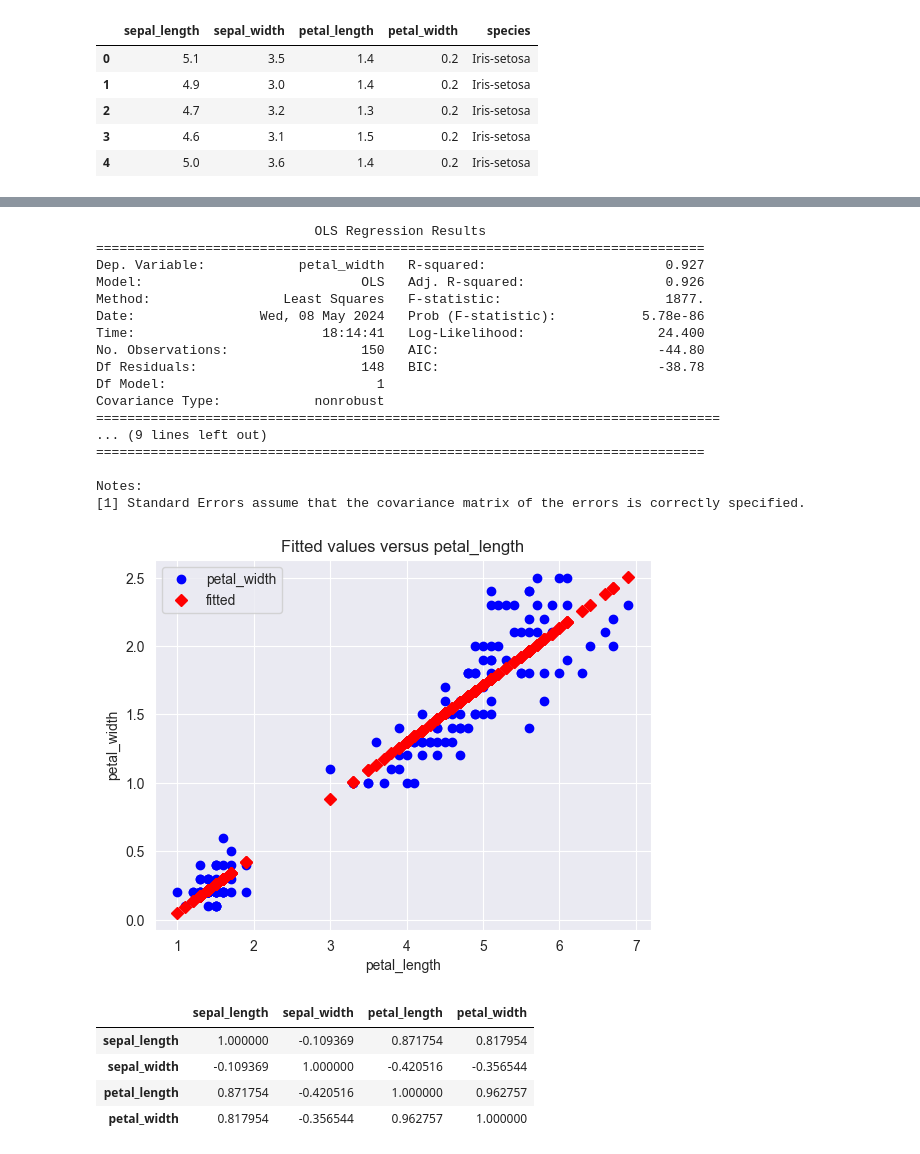
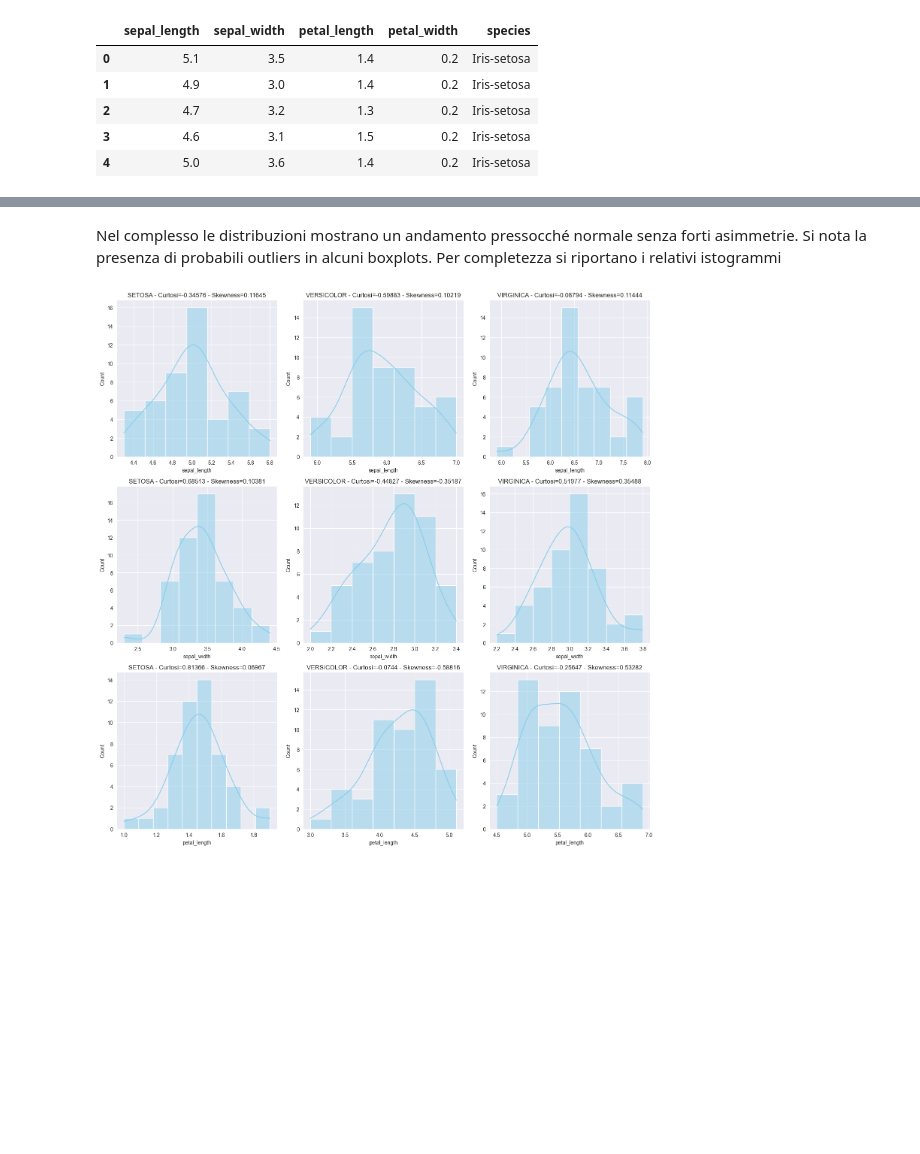
Before and after one commit to AleRaylee/DataFoundamentalsProject, a Jupyter notebook: fundamentals/Project_M.ipynb, the cells around one changed output, grey strips where cells are left out. Saved outputs shown, nothing was run; the diff lists cells and outputs as text; code cells hidden in the pictures; blank space fills up the shorter version.

```diff
--- a/fundamentals/Project_M.ipynb
+++ b/fundamentals/Project_M.ipynb
@@ -68,35 +122,23 @@ sns.boxplot(data = df, x = 'species', y = 'sepal_width')
-# %%
-# Per avera una misura quantitavita della correlazione
-linmod_int = sm.OLS(df.petal_width, sm.add_constant(df.petal_length))
-res_int = linmod_int.fit()
-sm.graphics.plot_fit(res_int,1, vlines=False)
-print(res_int.summary())
-# %% [output]
-                            OLS Regression Results
-==============================================================================
-Dep. Variable:            petal_width   R-squared:                       0.927
-Model:                            OLS   Adj. R-squared:                  0.926
-Method:                 Least Squares   F-statistic:                     1877.
-Date:                Wed, 08 May 2024   Prob (F-statistic):           5.78e-86
-Time:                        18:14:41   Log-Likelihood:                 24.400
-No. Observations:                 150   AIC:                            -44.80
-Df Residuals:                     148   BIC:                            -38.78
-Df Model:                           1
-Covariance Type:            nonrobust
-================================================================================
-... (9 lines left out)
-==============================================================================
-
-Notes:
-[1] Standard Errors assume that the covariance matrix of the errors is correctly specified.
-[figure, removed]
-# %%
-# Confusion Matrix
-corr_matrix = df.drop(["species"], axis=1).corr()
-corr_matrix.style.background_gradient(cmap='coolwarm')
-# %% [output]
-|  | sepal_length | sepal_width | petal_length | petal_width |
-| sepal_length | 1.000000 | -0.109369 | 0.871754 | 0.817954 |
-| sepal_width | -0.109369 | 1.000000 | -0.420516 | -0.356544 |
-| petal_length | 0.871754 | -0.420516 | 1.000000 | 0.962757 |
-| petal_width | 0.817954 | -0.356544 | 0.962757 | 1.000000 |
+# %% [markdown]
+Nel complesso le distribuzioni mostrano un andamento pressocché normale senza forti asimmetrie. Si nota la presenza di probabili outliers in alcuni boxplots. Per completezza si riportano i relativi istogrammi
+# %%
+species = df['species'].unique()
+features = df.columns[:-2]
+
+# Creazione di una griglia 3x3
+fig, axes = plt.subplots(3, 3, figsize=(15, 15))
+# Per ogni specie assegno un colore
+col_colors = sns.color_palette("husl", n_colors=len(species))
+
+for i, feature in enumerate(features):
+    for j, specie in enumerate(species):
+        current_data = df[df['species'] == specie]
+        sns.histplot(data=current_data, x=feature, ax=axes[i, j], color='skyblue', kde=True) # kde mette in sovraimpressione la curva
+        axes[i, j].set_title(f'{feature} vs {specie}')
+        axes[i, j].set_title(f"{specie.replace('Iris-', '').upper()} - Curtosi={round(st.describe(current_data[feature]).kurtosis, 5)} - Skewness={round(st.describe(current_data[feature]).skewness, 5)}")
+
+# Aggiusta lo spaziamento tra i subplot
+plt.tight_layout()
+fig.savefig(os.path.join(wdir, "histos.png"))
+# %% [output]
+[figure, added]
```
Also changed, not shown: parts of 38 cells of this notebook, 9 other files.
